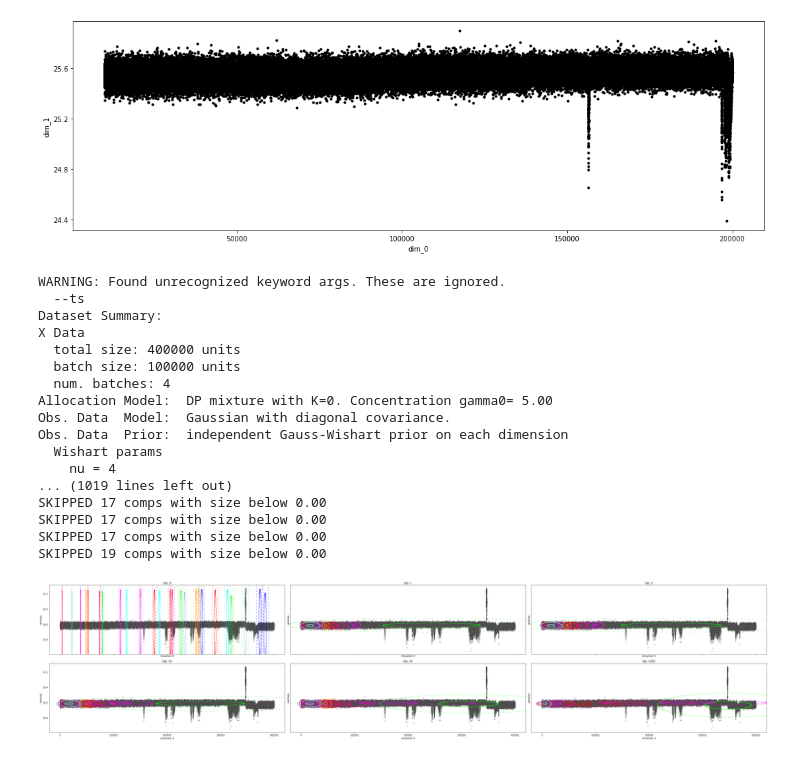
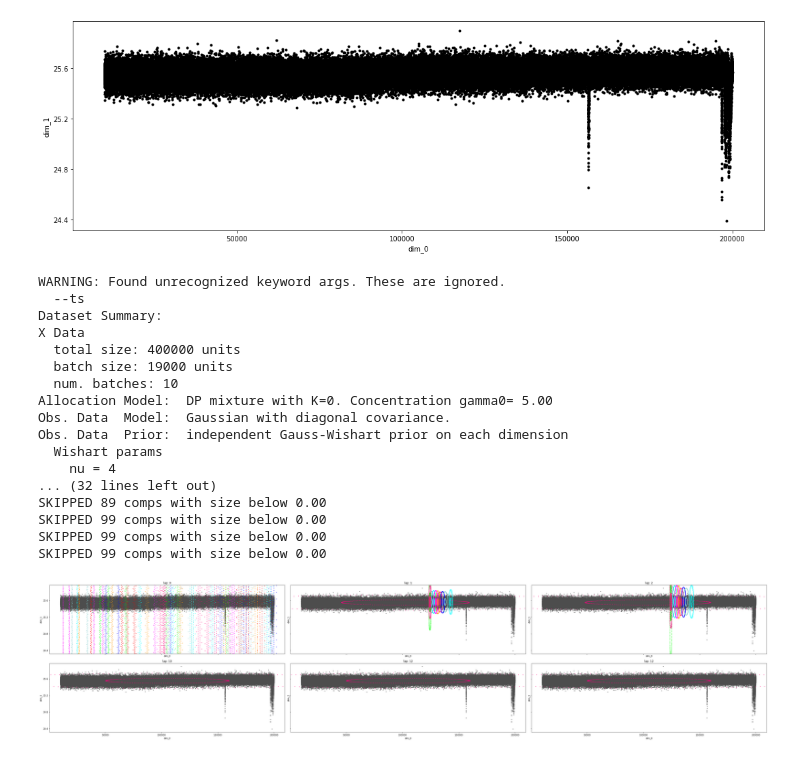
Before and after one commit to nick-torenvliet/old-bnp-anomaly, a Jupyter notebook: jupyter/scratch.ipynb, the cells around one changed output. Drawn from its saved outputs; the diff is of its cells as text; code cells hidden in the pictures.

```diff
--- a/jupyter/scratch.ipynb
+++ b/jupyter/scratch.ipynb
@@ -75,43 +71,43 @@ def show_clusters_over_time(
 ###############################################################################
 #
 # *DiagGauss* observation model, without moves
 # --------------------------------------------
 #
 # Start with too many clusters (K=25)
 
 gamma = 5.0
 sF = 5.0
-K = 25
+K = 100
 
 diag1_trained_model, diag1_info_dict = bnpy.run(
     dataset, 'DPMixtureModel', 'DiagGauss', 'memoVB',
     output_path=('/tmp/faithful/' +
         'trymoves-K=%d-gamma=%s-lik=DiagGauss-ECovMat=%s*eye-moves=none/' % (
             K, gamma, sF)),
-    nLap=1000, nTask=1, nBatch=4, convergeThr=0.0001,
+    nLap=1000, nTask=1, nBatch=10, convergeThr=0.0001,
     gamma0=gamma, sF=sF, ECovMat='eye',
     K=K, initname='randexamplesbydist', ts=False
     )
 show_clusters_over_time(diag1_info_dict['task_output_path'])
 # %% [output]
 WARNING: Found unrecognized keyword args. These are ignored.
   --ts
 Dataset Summary:
 X Data
   total size: 400000 units
-  batch size: 100000 units
-  num. batches: 4
+  batch size: 19000 units
+  num. batches: 10
 Allocation Model:  DP mixture with K=0. Concentration gamma0= 5.00
 Obs. Data  Model:  Gaussian with diagonal covariance.
 Obs. Data  Prior:  independent Gauss-Wishart prior on each dimension
   Wishart params
     nu = 4
-... (1019 lines left out)
-SKIPPED 17 comps with size below 0.00
-SKIPPED 17 comps with size below 0.00
-SKIPPED 17 comps with size below 0.00
-SKIPPED 19 comps with size below 0.00
+... (32 lines left out)
+SKIPPED 89 comps with size below 0.00
+SKIPPED 99 comps with size below 0.00
+SKIPPED 99 comps with size below 0.00
+SKIPPED 99 comps with size below 0.00
-[figure, old version]
+[figure, new version]
 # %%
 ###############################################################################
 #
```
Also changed, not shown: parts of 4 cells of this notebook, 10 other files.
